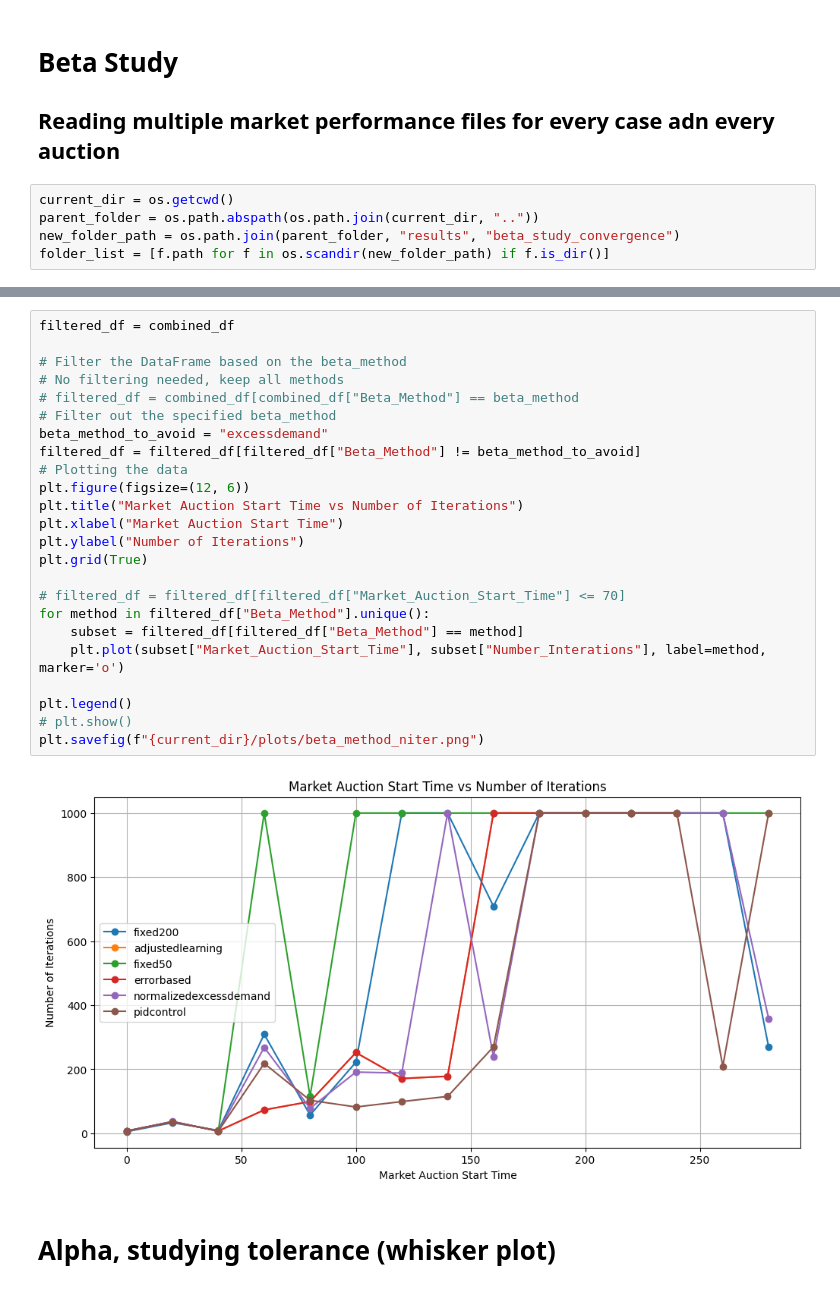
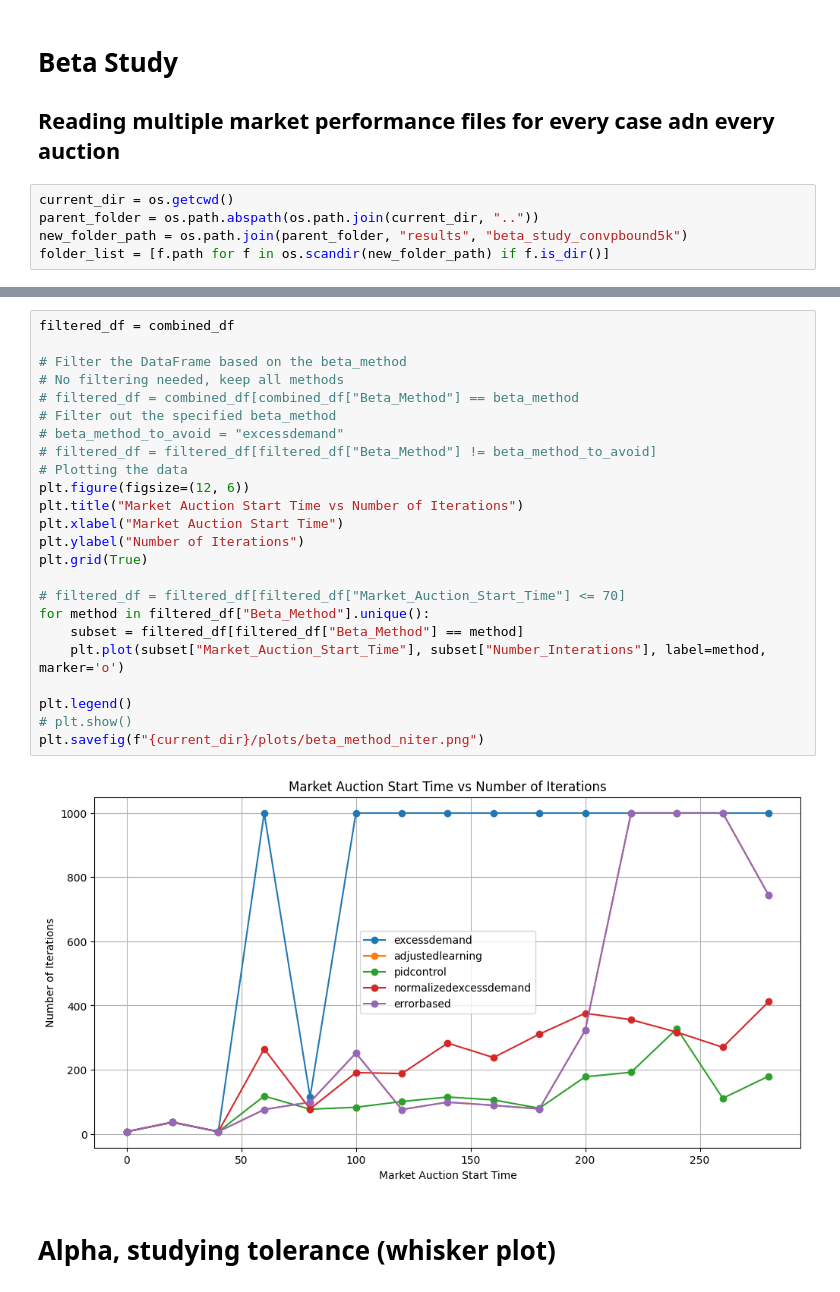
Before and after one commit to sastry-group/Mechanism-Design-for-AAM, a Jupyter notebook: ic/fisher/Fisher_data_reader.ipynb, the cells around one changed output, grey strips where cells are left out. Saved outputs shown, nothing was run; the diff lists cells and outputs as text.

Commit message:
new runs and plots for upper bound of 5000 beta

```diff
--- a/ic/fisher/Fisher_data_reader.ipynb
+++ b/ic/fisher/Fisher_data_reader.ipynb
@@ -266,7 +266,7 @@ plt.savefig(f"{current_dir}/plots/runtime_niter.png")
 # %%
 current_dir = os.getcwd()
 parent_folder = os.path.abspath(os.path.join(current_dir, ".."))
-new_folder_path = os.path.join(parent_folder, "results", "beta_study_convergence")
+new_folder_path = os.path.join(parent_folder, "results", "beta_study_convpbound5k")
 folder_list = [f.path for f in os.scandir(new_folder_path) if f.is_dir()]
 # %%
 df_list = []
@@ -317,29 +317,29 @@ else:
 # %%
 filtered_df = combined_df
 
 # Filter the DataFrame based on the beta_method
 # No filtering needed, keep all methods
 # filtered_df = combined_df[combined_df["Beta_Method"] == beta_method
 # Filter out the specified beta_method
-beta_method_to_avoid = "excessdemand"
-filtered_df = filtered_df[filtered_df["Beta_Method"] != beta_method_to_avoid]
+# beta_method_to_avoid = "excessdemand"
+# filtered_df = filtered_df[filtered_df["Beta_Method"] != beta_method_to_avoid]
 # Plotting the data
 plt.figure(figsize=(12, 6))
 plt.title("Market Auction Start Time vs Number of Iterations")
 plt.xlabel("Market Auction Start Time")
 plt.ylabel("Number of Iterations")
 plt.grid(True)
 
 # filtered_df = filtered_df[filtered_df["Market_Auction_Start_Time"] <= 70]
 for method in filtered_df["Beta_Method"].unique():
     subset = filtered_df[filtered_df["Beta_Method"] == method]
     plt.plot(subset["Market_Auction_Start_Time"], subset["Number_Interations"], label=method, marker='o')
 
 plt.legend()
 # plt.show()
 plt.savefig(f"{current_dir}/plots/beta_method_niter.png")
 # %% [output]
-[figure, old version]
+[figure, new version]
 # %% [markdown]
 # Alpha, studying tolerance (whisker plot)
 # %%
```
Also changed, not shown: parts of 1 cell of this notebook, 1 other file.
